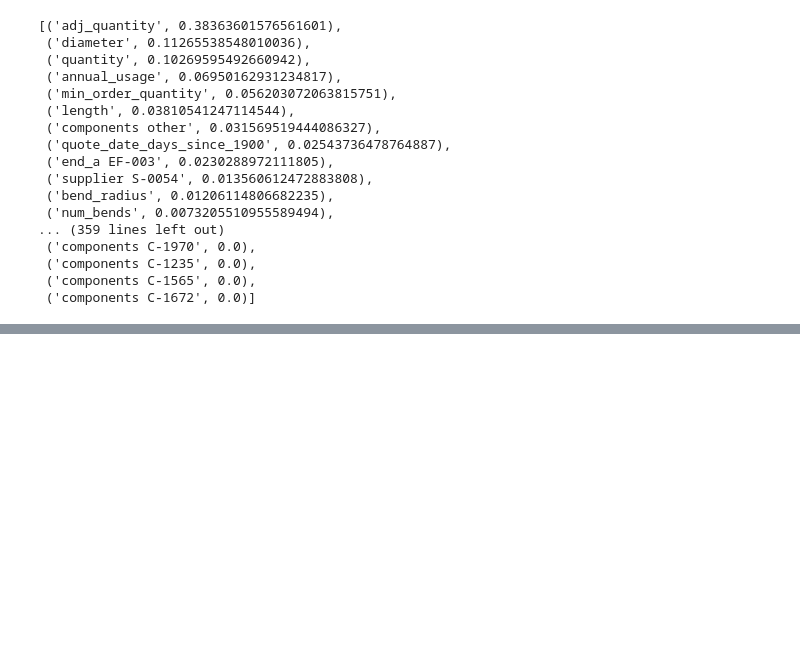
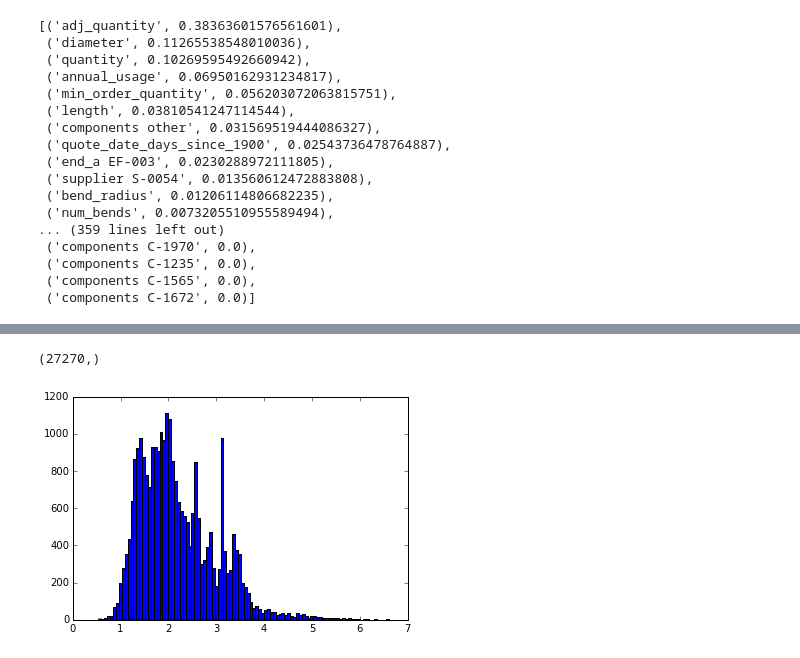
Before and after one commit to cberzan/kaggle-caterpillar, a Jupyter notebook: caterpillar-tube-pricing/random_forests.ipynb, the cells around one changed output, grey strips where cells are left out. Cells and saved outputs as stored; diff of their text form; code cells hidden in the pictures; blank space fills up the shorter version.

```diff
--- a/caterpillar-tube-pricing/random_forests.ipynb
+++ b/caterpillar-tube-pricing/random_forests.ipynb
@@ -144,0 +151,7 @@ dump_decision_tree("tree0.pdf", X_train_feats, reg.estimators_[0], max_depth=5)
+# %%
+y_train_pred = reg.predict(X_train_np)
+hist(y_train_pred, bins=100)
+y_train_pred.shape
+# %% [output]
+(27270,)
+[figure, added]
```
Also changed, not shown: parts of 8 cells of this notebook, 2 other files.
